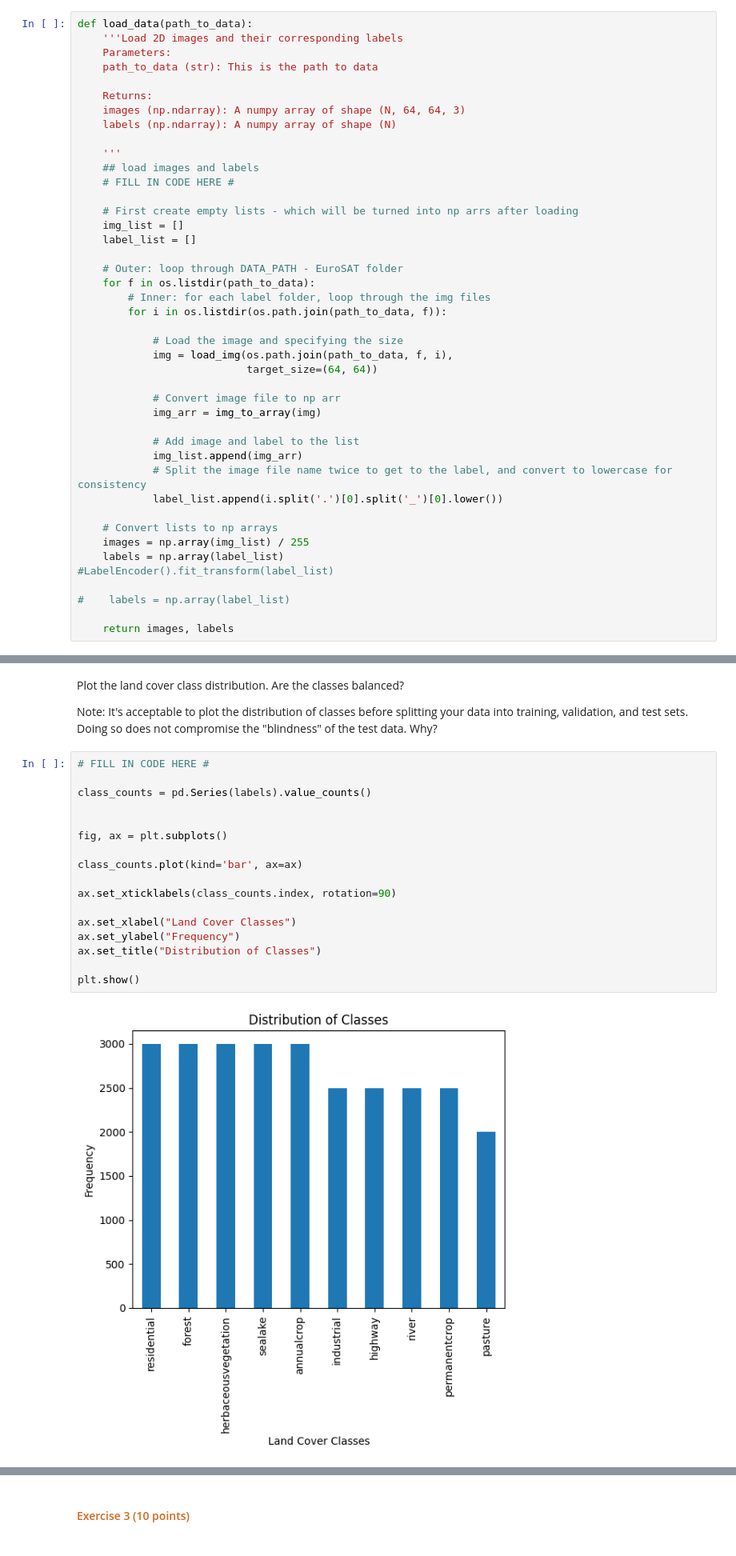
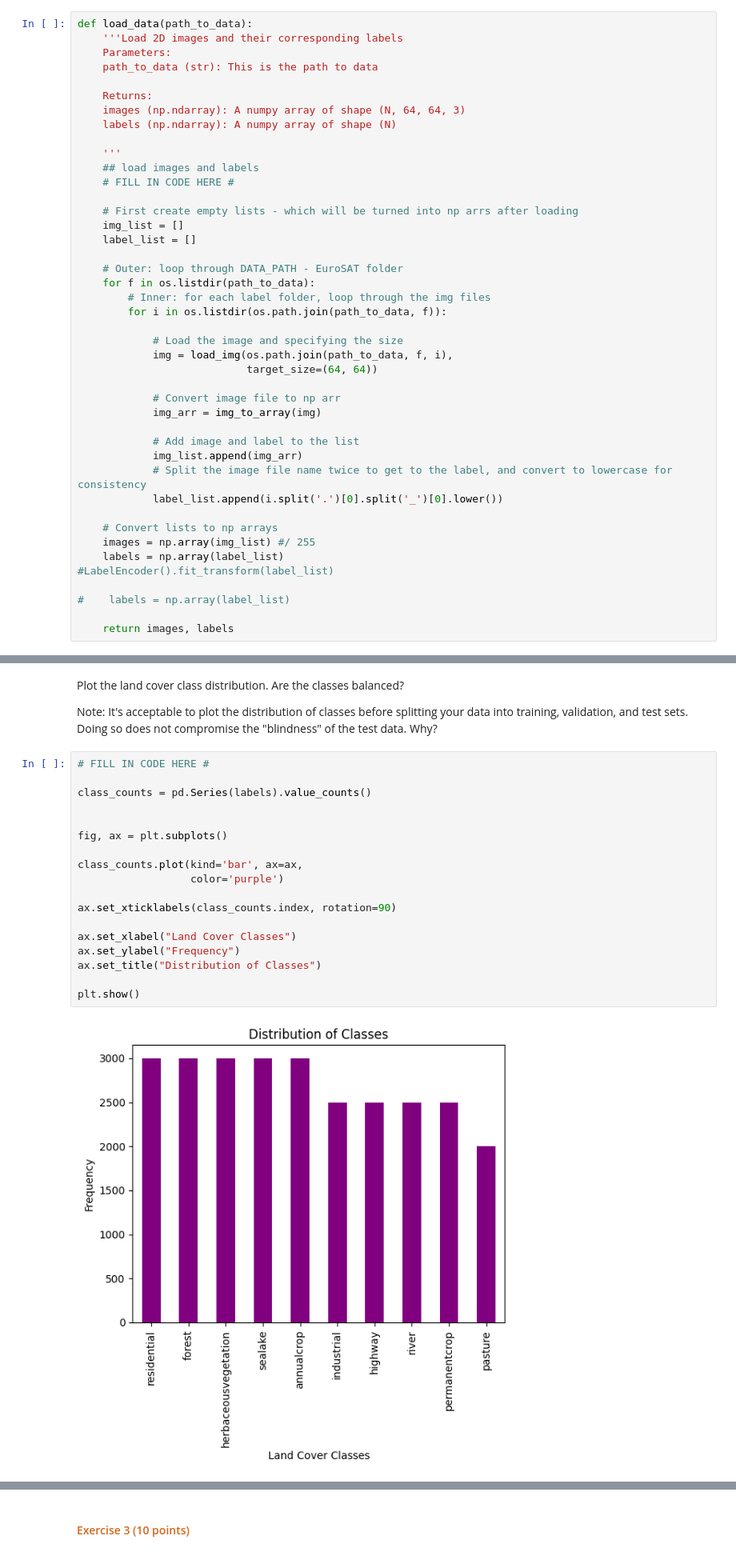
Before and after one commit to dabingougou/207, a Jupyter notebook: week_7/07 Decision Forests.ipynb, the cells around one changed output, grey strips where cells are left out. Shown at 80% size. Drawn from its saved outputs; the diff is of its cells as text.

```diff
--- a/week_7/07 Decision Forests.ipynb
+++ b/week_7/07 Decision Forests.ipynb
@@ -136,7 +127,7 @@ def load_data(path_to_data):
             label_list.append(i.split('.')[0].split('_')[0].lower())
 
     # Convert lists to np arrays
-    images = np.array(img_list) / 255
+    images = np.array(img_list) #/ 255
     labels = np.array(label_list)
 #LabelEncoder().fit_transform(label_list)
 
@@ -171,22 +175,23 @@ Note: It's acceptable to plot the distribution of classes before splitting your
 # %%
 # FILL IN CODE HERE #
 
 class_counts = pd.Series(labels).value_counts()
 
 
 fig, ax = plt.subplots()
 
-class_counts.plot(kind='bar', ax=ax)
+class_counts.plot(kind='bar', ax=ax,
+                  color='purple')
 
 ax.set_xticklabels(class_counts.index, rotation=90)
 
 ax.set_xlabel("Land Cover Classes")
 ax.set_ylabel("Frequency")
 ax.set_title("Distribution of Classes")
 
 plt.show()
 # %% [output]
-[figure, old version]
+[figure, new version]
 # %% [markdown]
 ##### Comment on class balance: [YOUR ANSWER HERE]
 
```
Also changed, not shown: parts of 19 cells of this notebook.
